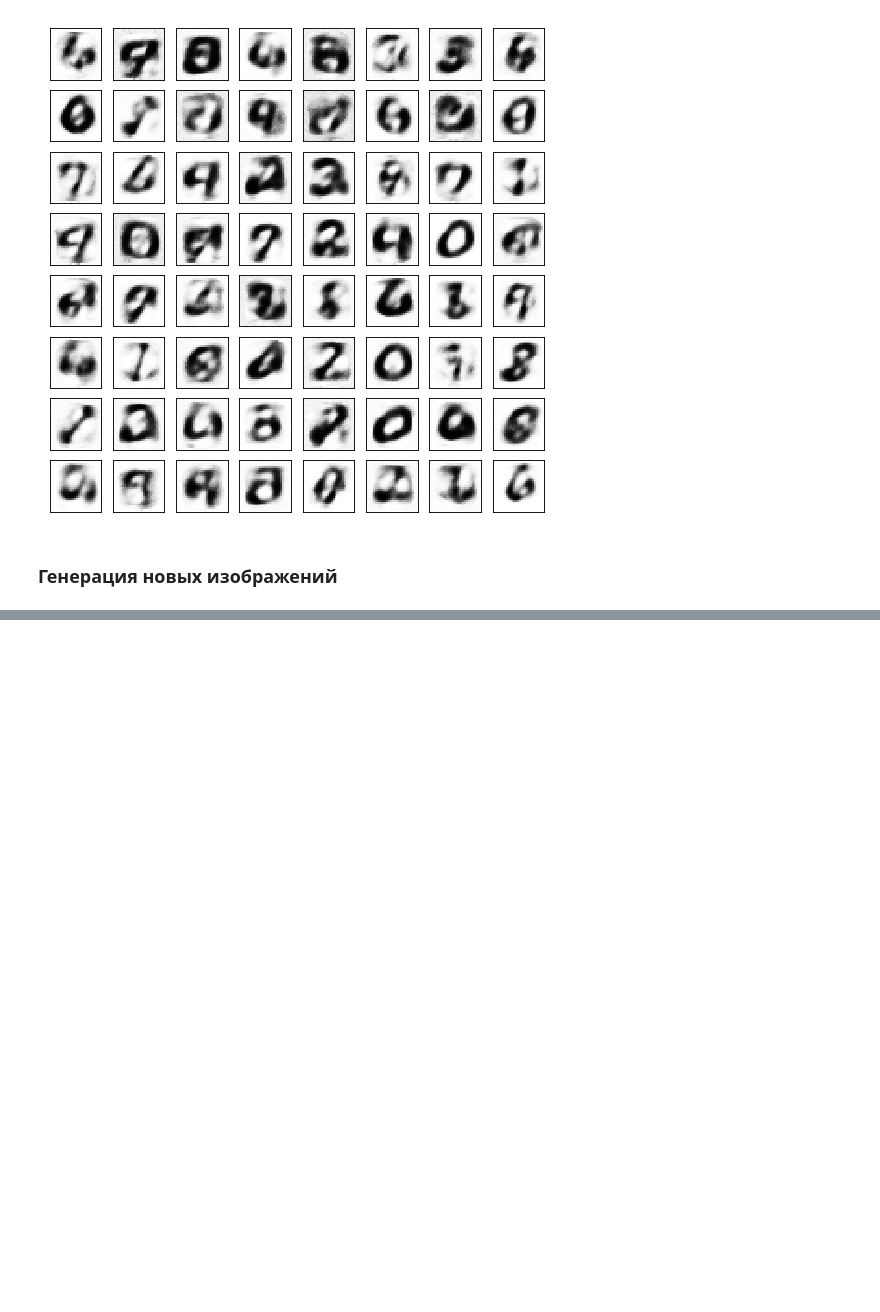
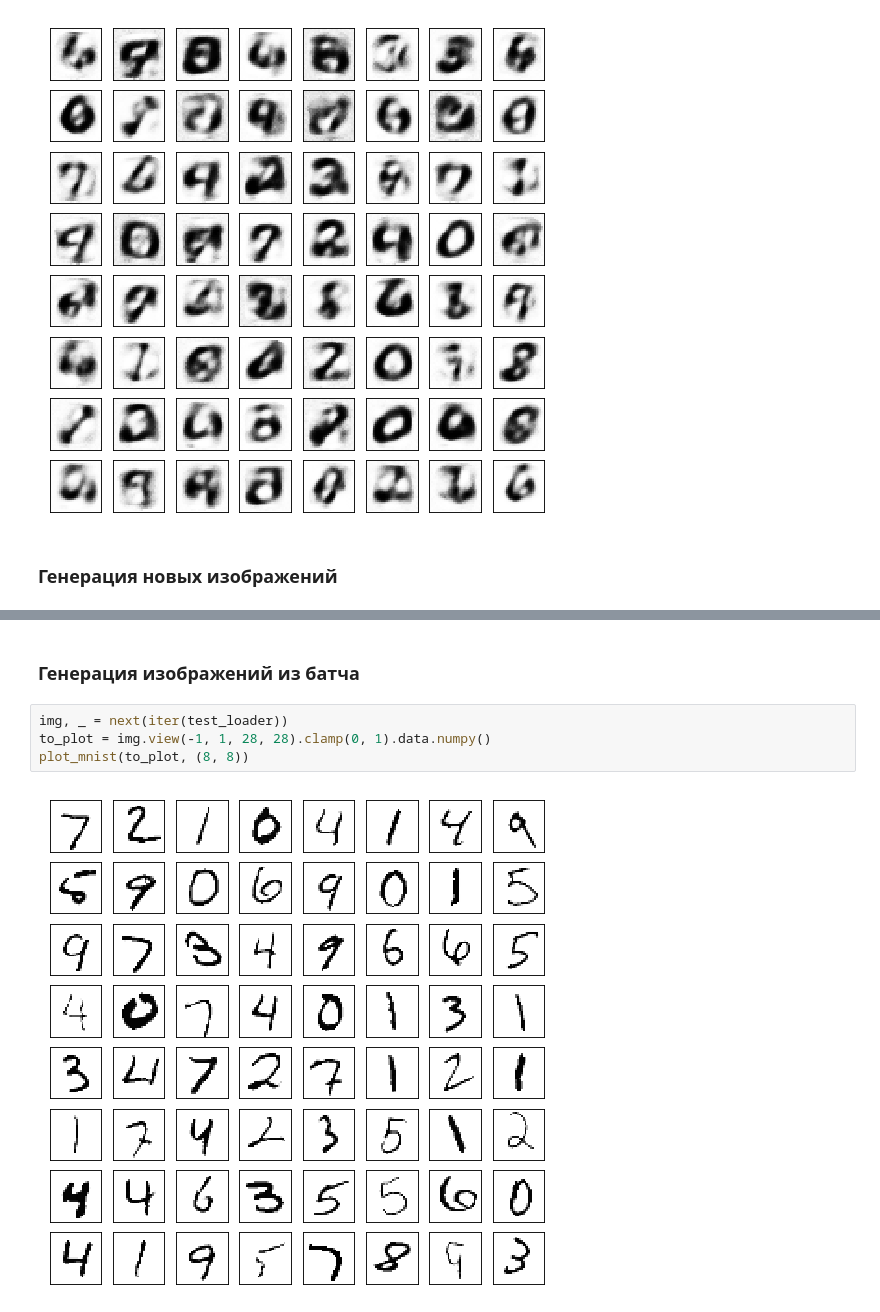
Before and after one commit to aleksey-egorov/dl-engineer-homework, a Jupyter notebook: homework_4/sparse_ae_2layers_kl_generate_image.ipynb, the cells around one changed output, grey strips where cells are left out. Saved outputs shown, nothing was run; the diff lists cells and outputs as text; blank space fills up the shorter version.

```diff
--- a/homework_4/sparse_ae_2layers_kl_generate_image.ipynb
+++ b/homework_4/sparse_ae_2layers_kl_generate_image.ipynb
@@ -262,0 +237,8 @@ Train Epoch: 20 [12512/50000 (100%)]    Losses  : 0.024521
+# %% [markdown]
+### Генерация изображений из батча
+# %%
+img, _ = next(iter(test_loader))
+to_plot = img.view(-1, 1, 28, 28).clamp(0, 1).data.numpy()
+plot_mnist(to_plot, (8, 8))
+# %% [output]
+[figure, added]
```
Also changed, not shown: parts of 21 cells of this notebook, 1 other file.
